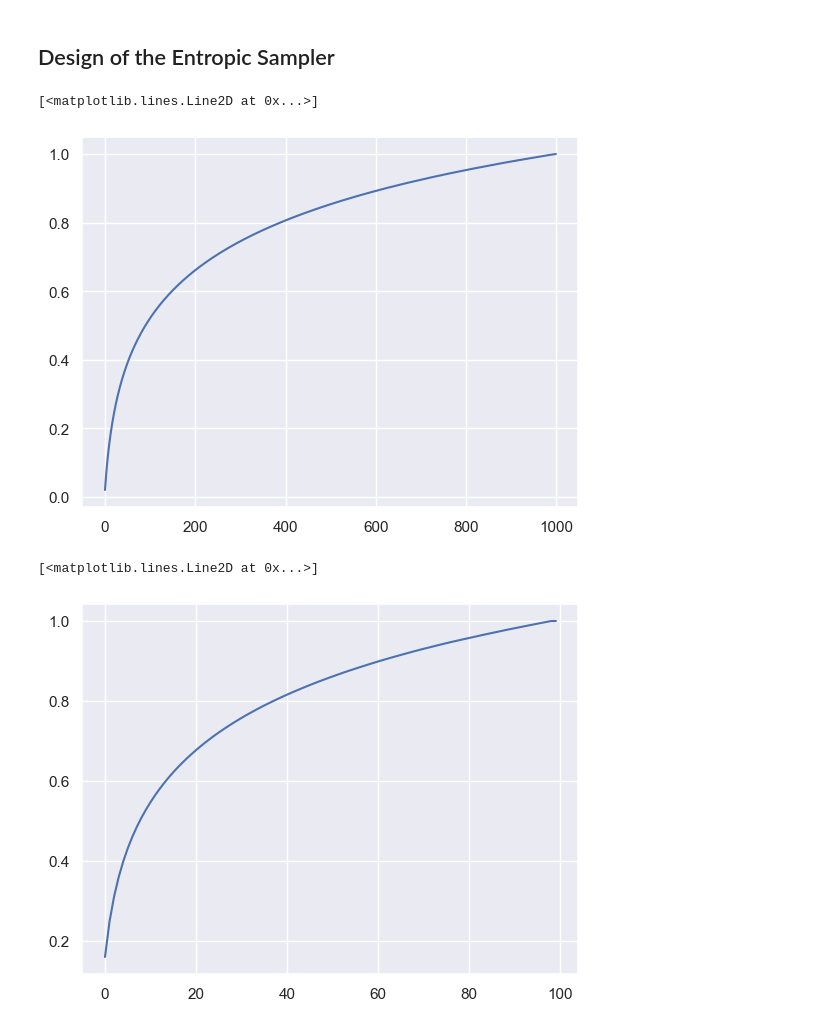
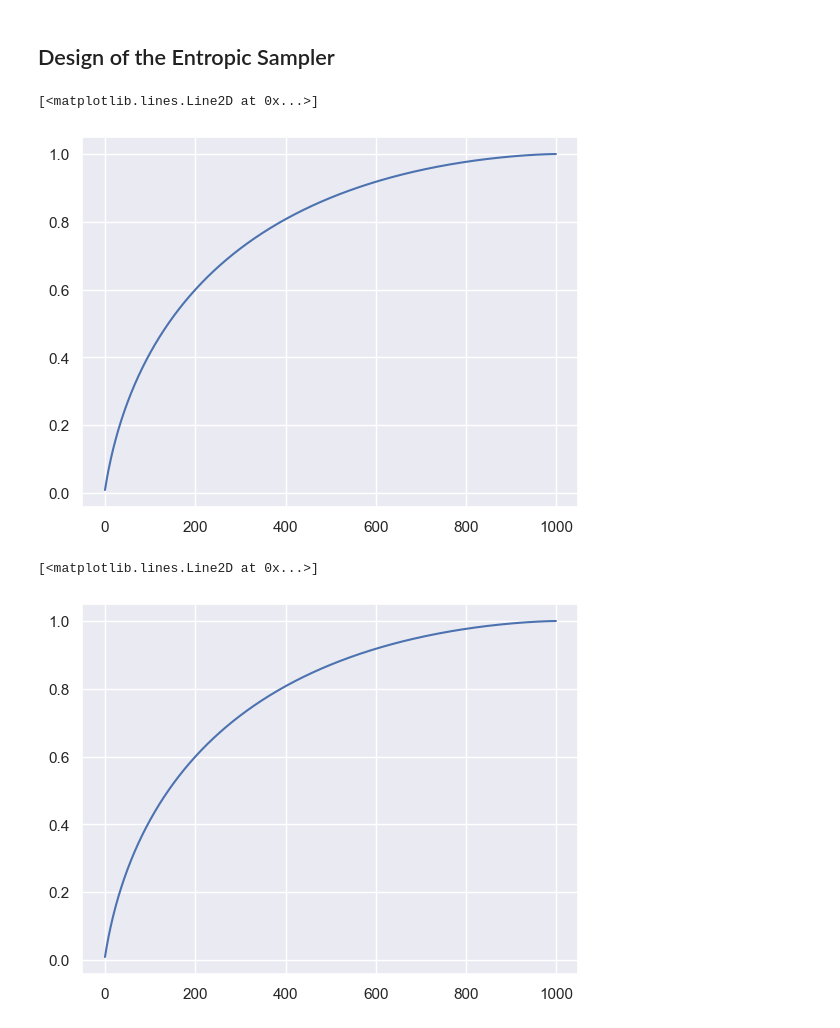
Before and after one commit to gabrielrayasony/cedm, a Jupyter notebook: toy_example.ipynb, the cells around one changed output. Cells and saved outputs as stored; diff of their text form; code cells hidden in the pictures.

```diff
--- a/toy_example.ipynb
+++ b/toy_example.ipynb
@@ -26,14 +26,14 @@ from utils.data_utils import get_datamodule, rescaling_inv
 device = "cuda" if torch.cuda.is_available() else "cpu"
 
 print("Loading Dataset...")
-toy_dm = ToyDataModule(dataset_name="swiss_roll",
-                       num_samples=10000,
-                       noise=0.05,
-                       batch_size=256,
-                       num_workers=0,
-                       min_max_normalize=True)
+# toy_dm = ToyDataModule(dataset_name="swiss_roll",
+#                        num_samples=10000,
+#                        noise=0.05,
+#                        batch_size=256,
+#                        num_workers=0,
+#                        min_max_normalize=True)
 
-# toy_dm = get_datamodule("cifar10", batch_size=256)
+toy_dm = get_datamodule("cifar10", batch_size=4)
 
 toy_dm.prepare_data()
 toy_dm.setup()
@@ -556,18 +527,20 @@ cdf = torch.cummax(cdf, dim=0)[0]
 plt.plot(cdf.cpu().numpy())
 # %% [output]
 [<matplotlib.lines.Line2D at 0x...>]
-[figure, old version]
+[figure, new version]
 # %%
 from samplers.edm_entropic_sampler import EDMEntropicSampler
 
-entropic_sampler = EDMEntropicSampler()
+entropic_sampler = EDMEntropicSampler(base_sampler=noise_sampler,
+                                      timesteps=time_steps,
+                                      cdf=cdf)
 
-entropic_sampler.update_entropy_distribution(model, x)
+# entropic_sampler.update_entropy_distribution(model, x)
 
 plt.plot(entropic_sampler.cdf.cpu().numpy())
 # %% [output]
 [<matplotlib.lines.Line2D at 0x...>]
-[figure, old version]
+[figure, new version]
 # %%
 entropic_sampler.cdf
 # %% [output]
```
Also changed, not shown: parts of 27 cells of this notebook, 16 other files.
